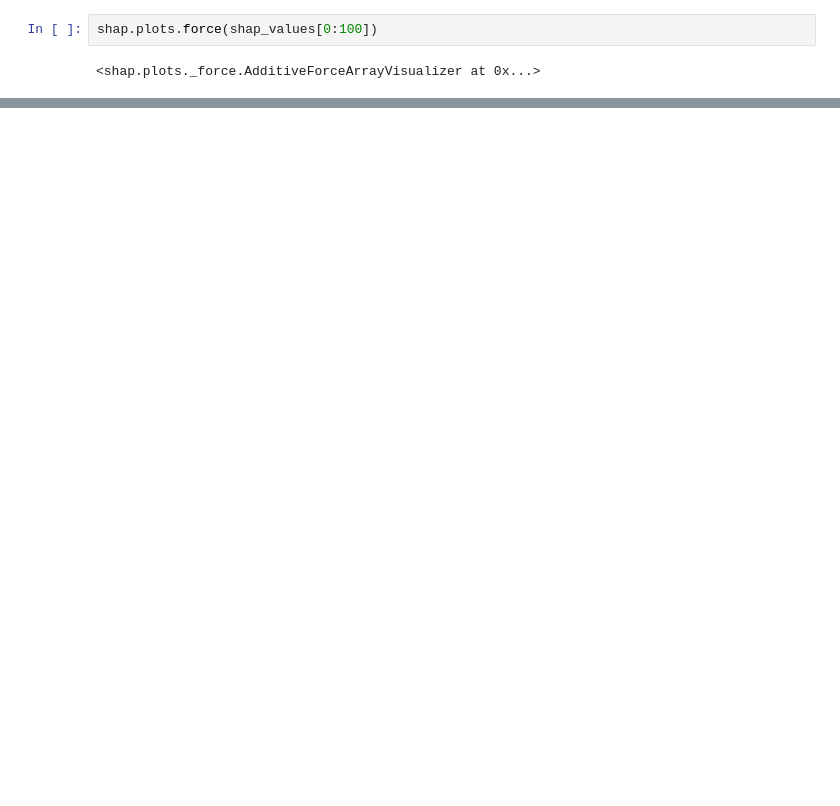
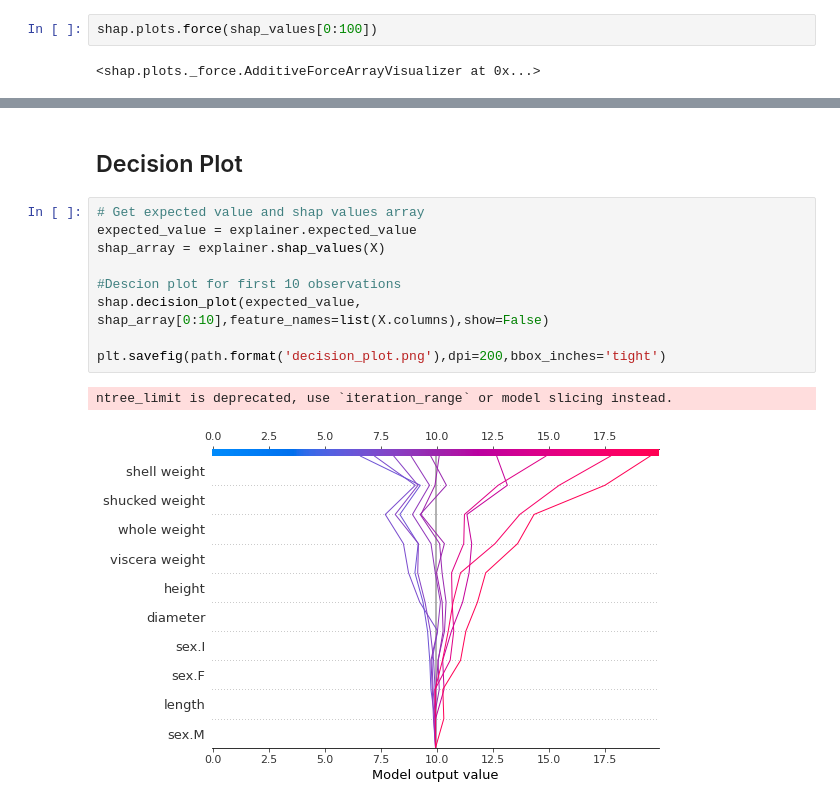
Before and after one commit to conorosully/medium-articles, a Jupyter notebook: src/shap_tutorial.ipynb, the cells around one changed output, grey strips where cells are left out. Saved outputs shown, nothing was run; the diff lists cells and outputs as text; blank space fills up the shorter version.

Commit message:
Finished SHAP tutorial

```diff
--- a/src/shap_tutorial.ipynb
+++ b/src/shap_tutorial.ipynb
@@ -140,0 +170,14 @@ shap.plots.force(shap_values[0:100])
+# %% [markdown]
+## Decision Plot
+# %%
+# Get expected value and shap values array
+expected_value = explainer.expected_value
+shap_array = explainer.shap_values(X)
+
+#Descion plot for first 10 observations
+shap.decision_plot(expected_value, shap_array[0:10],feature_names=list(X.columns),show=False)
+
+plt.savefig(path.format('decision_plot.png'),dpi=200,bbox_inches='tight')
+# %% [output]
+ntree_limit is deprecated, use `iteration_range` or model slicing instead.
+[figure, added]
```
Also changed, not shown: parts of 31 cells of this notebook.
